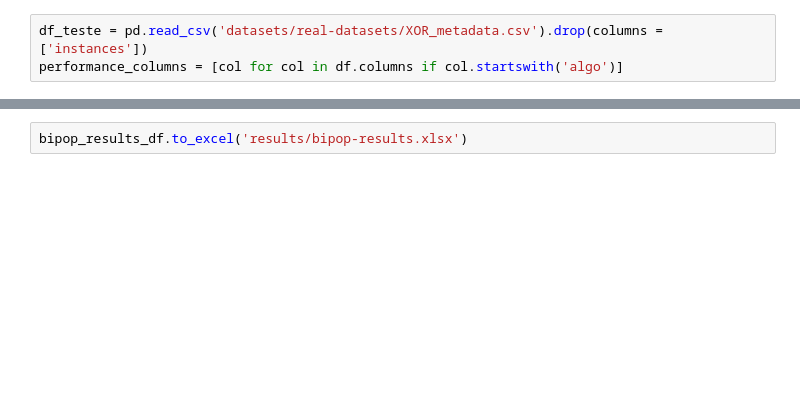
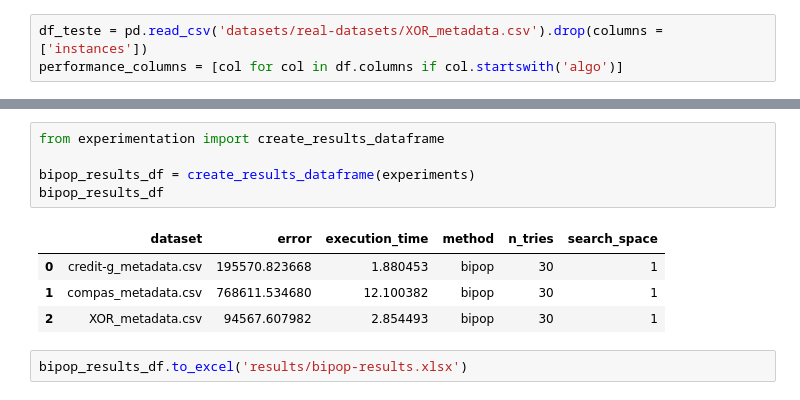
Before and after one commit to victorsanunes/artigo-ipo, a Jupyter notebook: bipop-cma-es.ipynb, the cells around one changed output, grey strips where cells are left out. Saved outputs shown, nothing was run; the diff lists cells and outputs as text; blank space fills up the shorter version.

```diff
--- a/bipop-cma-es.ipynb
+++ b/bipop-cma-es.ipynb
@@ -232,2 +206,12 @@ bipop_results_df
+# %%
+from experimentation import create_results_dataframe
+
+bipop_results_df = create_results_dataframe(experiments)
+bipop_results_df
+# %% [output]
+|  | dataset | error | execution_time | method | n_tries | search_space |
+| 0 | credit-g_metadata.csv | 195570.823668 | 1.880453 | bipop | 30 | 1 |
+| 1 | compas_metadata.csv | 768611.534680 | 12.100382 | bipop | 30 | 1 |
+| 2 | XOR_metadata.csv | 94567.607982 | 2.854493 | bipop | 30 | 1 |
 # %%
 bipop_results_df.to_excel('results/bipop-results.xlsx')
```
Also changed, not shown: parts of 10 cells of this notebook, 1 other file.
